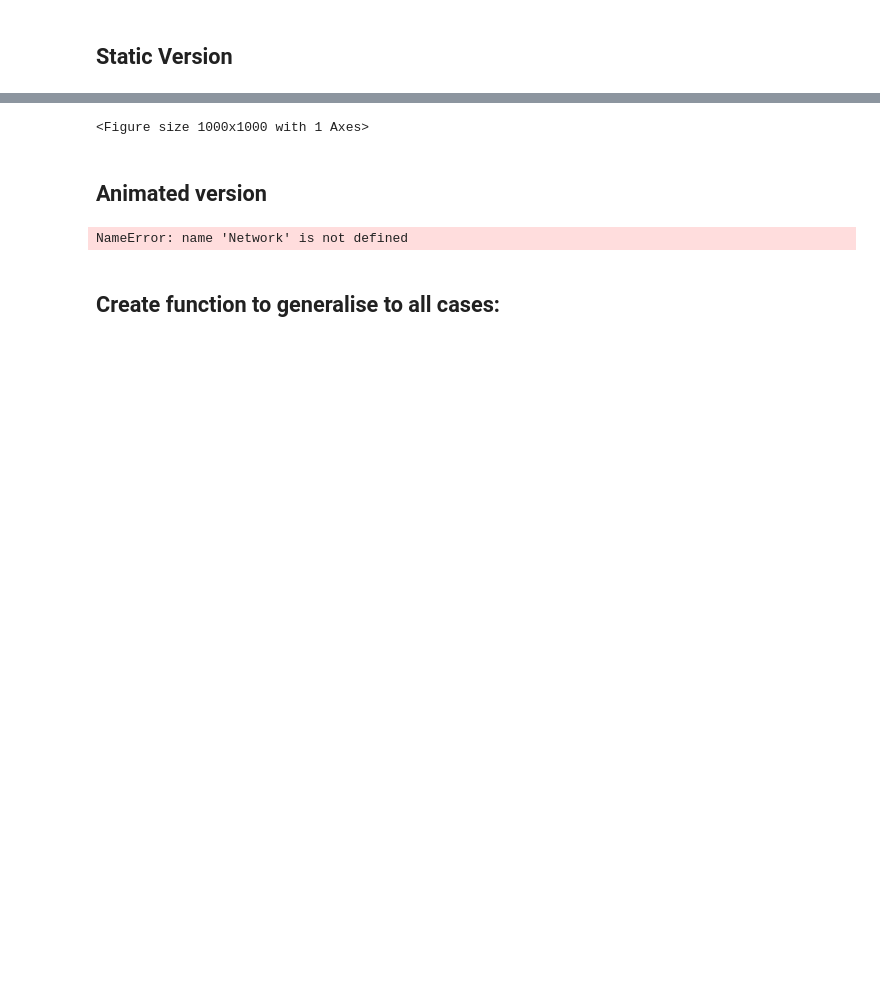
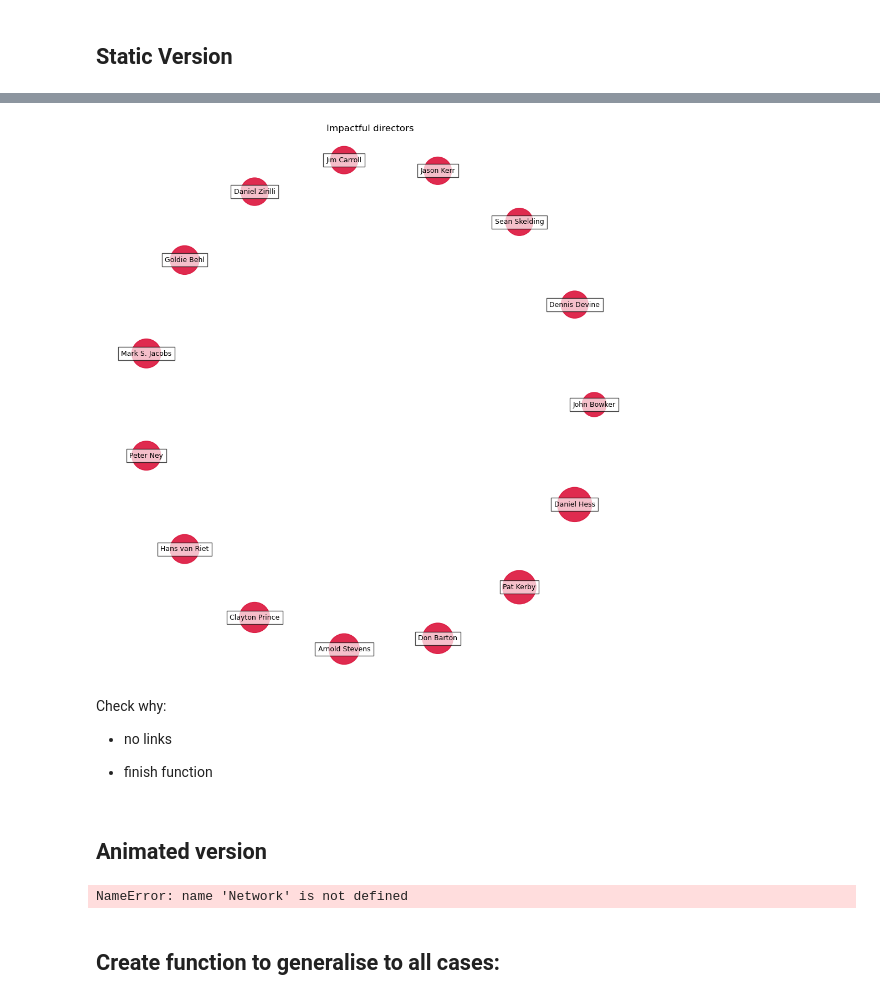
Before and after one commit to epfl-ada/ada-2022-project-theadaholics, a Jupyter notebook: main.ipynb, the cells around one changed output, grey strips where cells are left out. Cells and saved outputs as stored; diff of their text form; code cells hidden in the pictures; blank space fills up the shorter version.

Commit message:
bubble graph

```diff
--- a/main.ipynb
+++ b/main.ipynb
@@ -2368,24 +2469,23 @@ nodes_size *= max_node_size
 
 #Rescale edge weights:
 weights = top_N_directors_graph['Score_pair'].dropna()
-weights = ((weights - np.min(weights)) / (np.max(weights)-np.min(weights)) + 1 if np.max(weights)!=np.min(weights) else weights/np.max(weights))
-#weights *= max_edge_width
-top_N_directors_graph['weight_edge'] = weights
+if len(weights) != 0:
+    weights = ((weights - np.min(weights)) / (np.max(weights)-np.min(weights)) + 1 if np.max(weights)!=np.min(weights) else weights/np.max(weights))
+    #weights *= max_edge_width
+    top_N_directors_graph['weight_edge'] = weights
 
-# Create edge data:
-edge_data = pd.DataFrame({'source' : top_N_directors_graph['directors'].tolist(),
-                      'target' : top_N_directors_graph['directors1'].tolist(),
-                      'weight' : top_N_directors_graph['weight_edge'].tolist()})
+    # Create edge data:
+    edge_data = pd.DataFrame({'source' : top_N_directors_graph['directors'].tolist(),
+                          'target' : top_N_directors_graph['directors1'].tolist(),
+                          'weight' : top_N_directors_graph['weight_edge'].tolist()})
+    G = nx.from_pandas_edgelist(edge_data, 'source', 'target', True)
 
-# Create node data:
-node_data = pd.DataFrame({'name' : top_N_directors_graph['directors'].tolist(),
-                      'score': top_N_directors_graph['Score'].tolist()}).drop_duplicates(subset='name')
+    # Remove node NaN
+    G.remove_node(np.nan)
+    # Remove edges to NaN
+    G.remove_edges_from(list(zip(edge_data[edge_data['target'].isna()]['source'], edge_data[edge_data['target'].isna()]['target'])))
 
 
-G = nx.from_pandas_edgelist(edge_data, 'source', 'target', True)
-# Remove edges to NaN
-G.remove_edges_from(list(zip(edge_data[edge_data['target'].isna()]['source'], edge_data[edge_data['target'].isna()]['target'])))
-# Remove node NaN
-G.remove_node(np.nan)
-
-#nx.set_node_attributes(G, pd.Series(nodes.gender, index=nodes.node).to_dict(), 'gender')
+edge_data = pd.DataFrame({'source' : top_N_directors_graph['directors'].tolist(),
+                      'target' : top_N_directors_graph['directors1'].tolist()})
+G = nx.from_pandas_edgelist(edge_data, 'source', 'target', None)
@@ -2392,31 +2511,33 @@ G.remove_node(np.nan)
 # %%
 # Generate layout for visualization
 pos = nx.circular_layout(G)
 fig, ax = plt.subplots(figsize=(10, 10))
 
-
-
 # Visualize graph components
 nx.draw_networkx_nodes(G, pos, node_size=nodes_size, node_color='crimson', alpha=0.9)
-
-widths = nx.get_edge_attributes(G, 'weight')
-nx.draw_networkx_edges(G,pos,edgelist = widths.keys(),width=list(widths.values()),edge_color='lightblue',alpha=0.5)
-
+if len(weights) != 0:
+    widths = nx.get_edge_attributes(G, 'weight')
+    nx.draw_networkx_edges(G,pos,edgelist = widths.keys(),width=list(widths.values()),edge_color='lightblue',alpha=0.5)
 
 
 label_options = {"ec": "k", "fc": "white", "alpha": 0.7}
 nx.draw_networkx_labels(G, pos, font_size=18/20*10, bbox=label_options)
 
 # Resize figure for label readibility
 ax.margins(0.1, 0.05)
 fig.tight_layout()
 plt.axis("off")
 plt.title("Impactful directors")
 
 #plt.savefig('../output/network_sparse.png', dpi = 500)
 plt.show()
 # %% [output]
-<Figure size 1000x1000 with 1 Axes>
+[figure, added]
+# %% [markdown]
+Check why:
+- no links
+
+- finish function
 # %% [markdown]
 ## Animated version
 # %%
```
Also changed, not shown: parts of 32 cells of this notebook.
